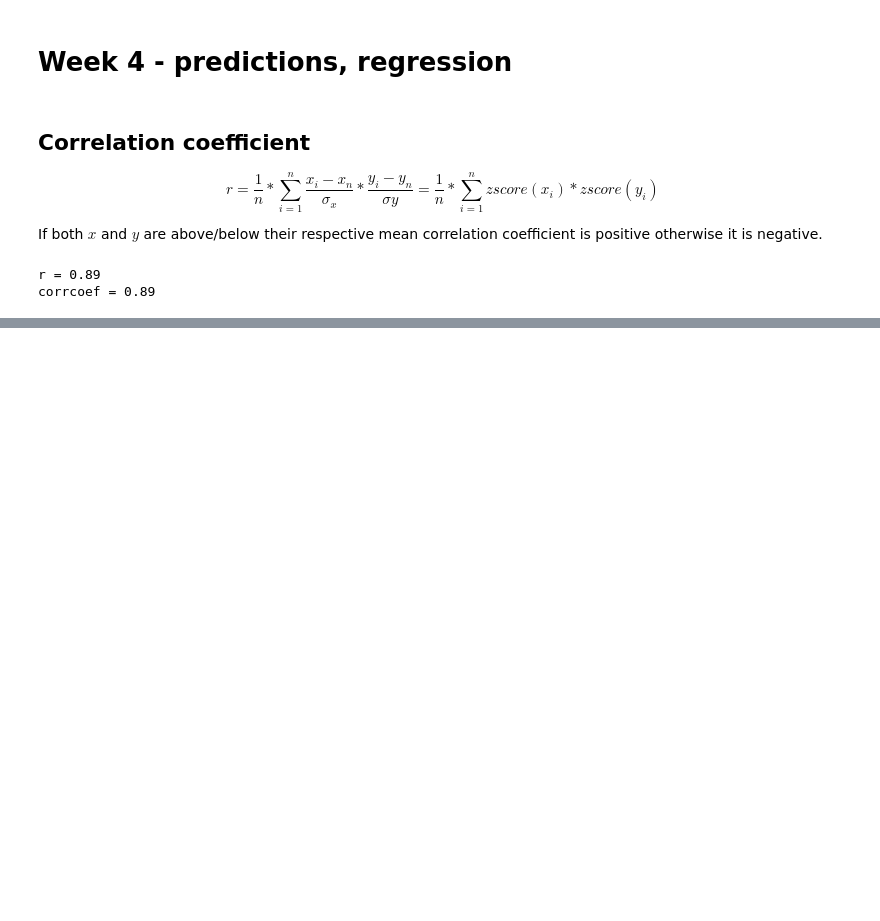
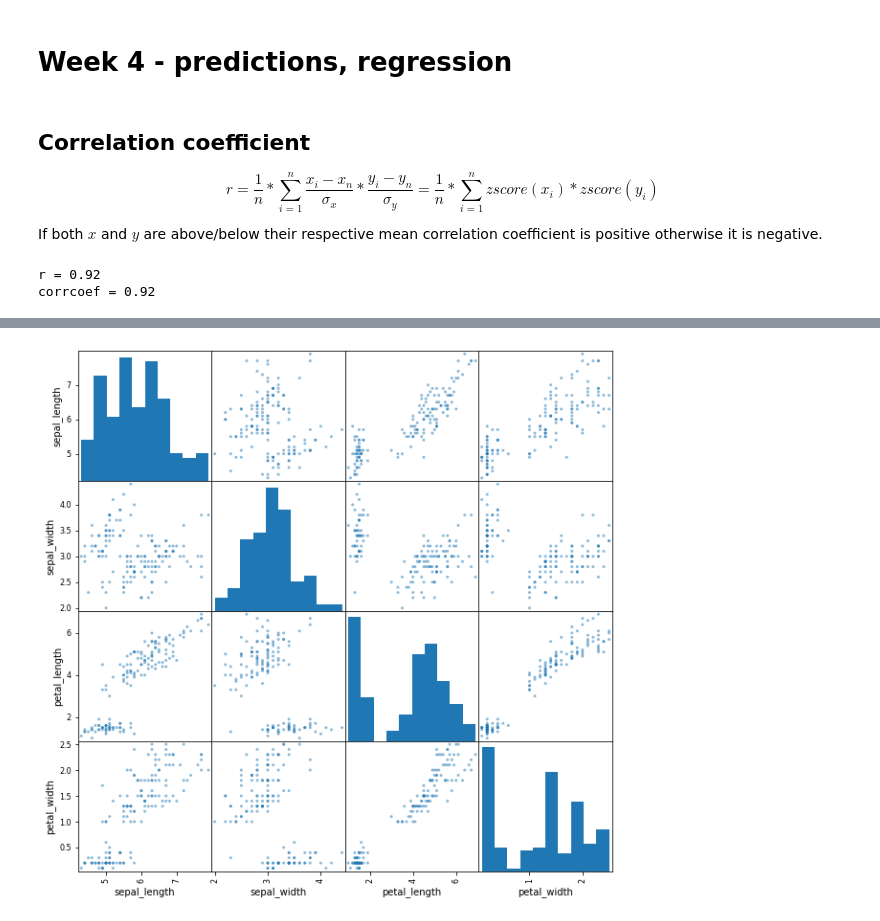
Before and after one commit to TomasDrozdik/statistics, a Jupyter notebook: introduction-to-statistics.ipynb, the cells around one changed output, grey strips where cells are left out. Drawn from its saved outputs; the diff is of its cells as text; code cells hidden in the pictures; blank space fills up the shorter version.

Commit message:
Switch to Seaborn

```diff
--- a/introduction-to-statistics.ipynb
+++ b/introduction-to-statistics.ipynb
@@ -24,2 +1,12 @@ Loading BokehJS ...
+# %%
+import pandas as pd
+import numpy as np
+from scipy import stats
+import math
+
+import seaborn as sns
+import matplotlib.pyplot as plt
+
+iris_df = pd.read_csv("https://raw.githubusercontent.com/uiuc-cse/data-fa14/gh-pages/data/iris.csv")
 # %% [markdown]
 # Week 3
@@ -109,0 +96,6 @@ STANDARDIZED
+# %%
+# Shorthand for z-scores
+x = np.random.normal(2, 0.5, 5)
+z = stats.zscore(x)
+print(x)
+print(z)
@@ -110,10 +105,2 @@ STANDARDIZED
 # %% [markdown]
 ## Normal approximation
-# %%
-# TODO: add code that computes z-scores, percentiles, and reverse z-score that allow to do normal approximation
-# Shorthand for z-scores
-x = np.random.normal(2, 0.5, 10)
-z = stats.zscore(x)
-print(z)
-
-# TODO: probably add CDF and PDF as well
@@ -241,30 +234,25 @@ This has to be sampling with replacement.
 ## Correlation coefficient
 
 $$
-r = \frac{1}{n} * \sum_{i=1}^{n} \frac{x_i - x_n}{\sigma_x} * \frac{y_i - y_n}{\sigma{y}}
+r = \frac{1}{n} * \sum_{i=1}^{n} \frac{x_i - x_n}{\sigma_x} * \frac{y_i - y_n}{\sigma_y}
   = \frac{1}{n} * \sum_{i=1}^n zscore(x_i) * zscore(y_i)
 $$
 
 If both $x$ and $y$ are above/below their respective mean correlation coefficient is positive otherwise it is negative.
 # %%
+def correlattion_coefficient(x, y):
+    return sum(standardize(x) * standardize(y)) / n
+
 n = 50
 x = np.linspace(0, 10, n)
 y = x**2 + np.random.uniform(-20, 20, n)
 
-
-def correlattion_coefficient(x, y):
-    return sum(standardize(x) * standardize(y)) / n
-
-
-r = correlattion_coefficient(x, y)
-print(f"r = {r:.2f}")
+print(f"r = {correlattion_coefficient(x, y):.2f}")
 print(f"corrcoef = {np.corrcoef(x, y)[0,1]:.2f}")
 
-p = figure(title=f"corrcoef={r:.2f}")
-p.scatter(x, y)
-x = np.linspace(np.min(x), np.max(x), num=n)
-p.line(x, x * r, color="red")
-show(p)
+from pandas.plotting import scatter_matrix
+scatter_matrix(iris_df, figsize=(10, 10))
+plt.show()
 # %% [output]
-r = 0.89
-corrcoef = 0.89
+r = 0.92
+corrcoef = 0.92
@@ -272,0 +259 @@ corrcoef = 0.89
+[figure, added]
```
Also changed, not shown: parts of 16 cells of this notebook.
